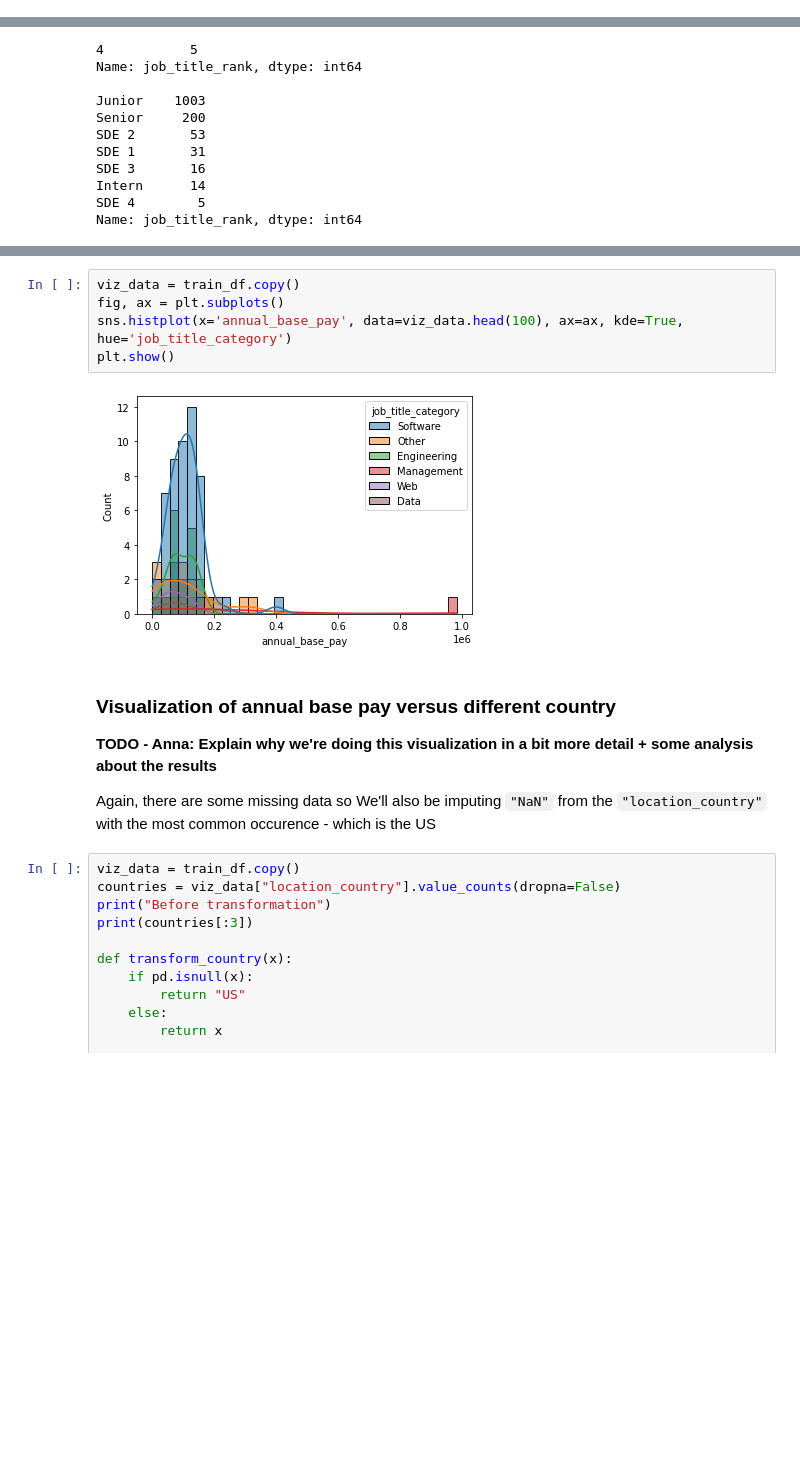
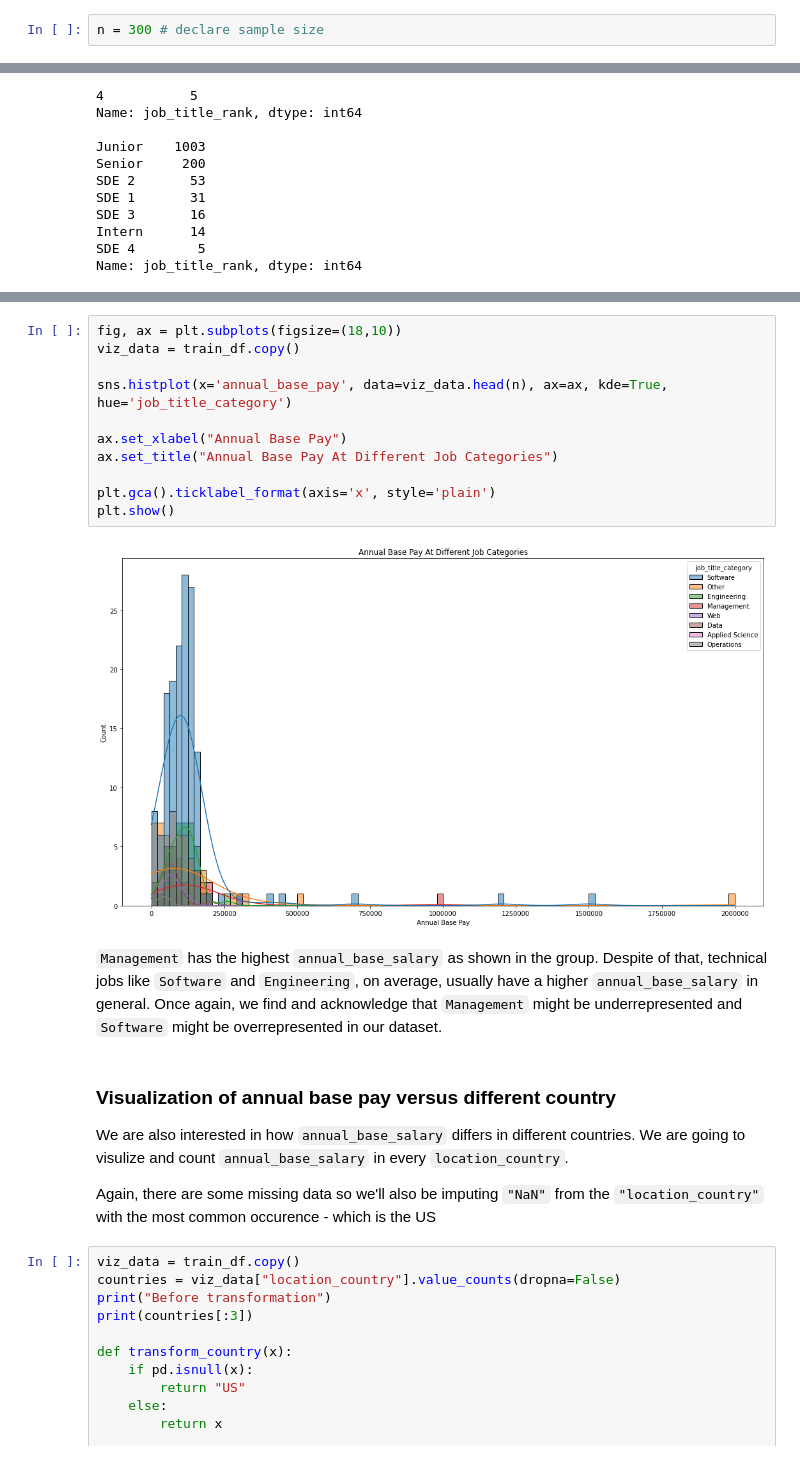
Before and after one commit to KevinSaigon/ECON323-Project, a Jupyter notebook: project.ipynb, the cells around one changed output, grey strips where cells are left out. Drawn from its saved outputs; the diff is of its cells as text; blank space fills up the shorter version.

```diff
--- a/project.ipynb
+++ b/project.ipynb
@@ -96,3 +110,5 @@ Name: annual_base_pay, dtype: float64
+# %%
+n = 300 # declare sample size
 # %% [markdown]
 ### Visualization of annual base pay versus seniority
 
@@ -154,16 +178,24 @@ plt.show()
 # %%
+fig, ax = plt.subplots(figsize=(18,10))
 viz_data = train_df.copy()
-fig, ax = plt.subplots()
-sns.histplot(x='annual_base_pay', data=viz_data.head(100), ax=ax, kde=True, hue='job_title_category')
+
+sns.histplot(x='annual_base_pay', data=viz_data.head(n), ax=ax, kde=True, hue='job_title_category')
+
+ax.set_xlabel("Annual Base Pay")
+ax.set_title("Annual Base Pay At Different Job Categories")
+
+plt.gca().ticklabel_format(axis='x', style='plain')
 plt.show()
 # %% [output]
-[figure, old version]
+[figure, new version]
+# %% [markdown]
+`Management` has the highest `annual_base_salary` as shown in the group. Despite of that, technical jobs like `Software` and `Engineering`, on average, usually have a higher `annual_base_salary` in general. Once again, we find and acknowledge that `Management` might be underrepresented and `Software` might be overrepresented in our dataset.
 # %% [markdown]
 ### Visualization of annual base pay versus different country
 
-**TODO - Anna: Explain why we're doing this visualization in a bit more detail + some analysis about the results**
+We are also interested in how `annual_base_salary` differs in different countries. We are going to visulize and count `annual_base_salary` in every `location_country`.
 
-Again, there are some missing data so We'll also be imputing `"NaN"` from the `"location_country"` with the most common occurence - which is the US
+Again, there are some missing data so we'll also be imputing `"NaN"` from the `"location_country"` with the most common occurence - which is the US
 # %%
 viz_data = train_df.copy()
 countries = viz_data["location_country"].value_counts(dropna=False)
```
Also changed, not shown: parts of 25 cells of this notebook.
